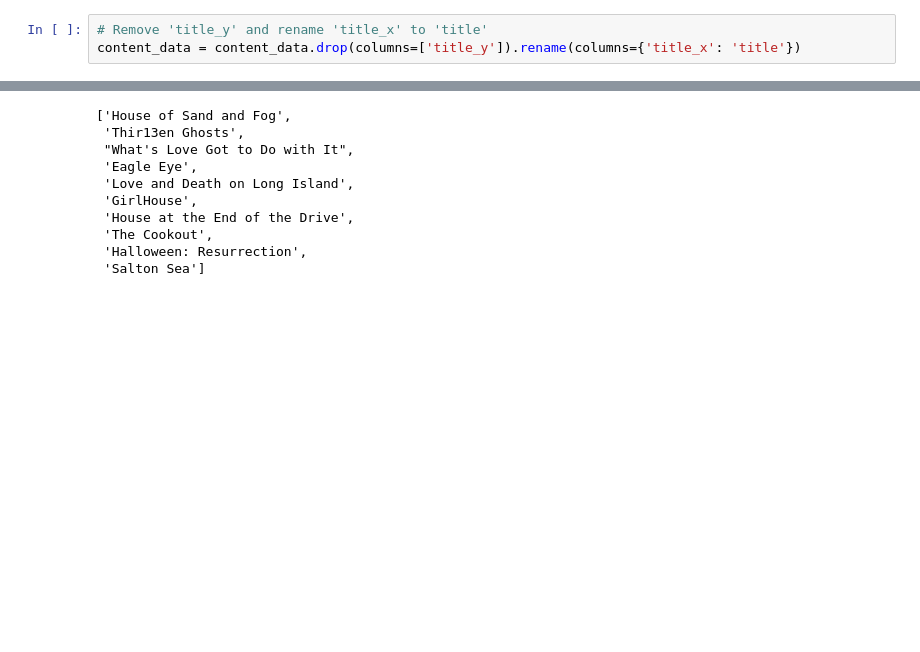
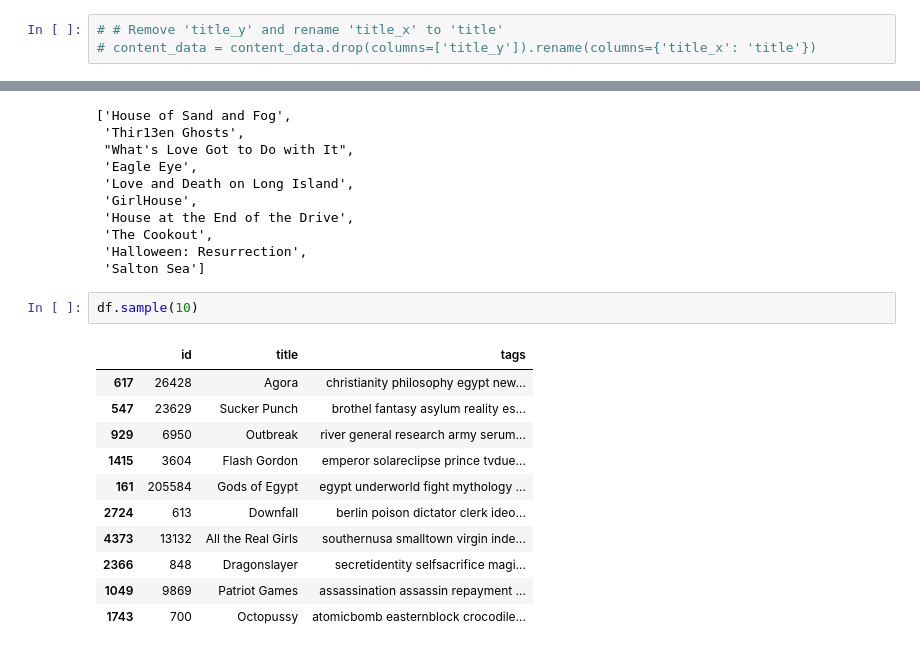
Before and after one commit to RaisunLakra/Movie-Recommendation, a Jupyter notebook: Notebook/content_filtering.ipynb, the cells around one changed output, grey strips where cells are left out. Drawn from its saved outputs; the diff is of its cells as text; blank space fills up the shorter version.

```diff
--- a/Notebook/content_filtering.ipynb
+++ b/Notebook/content_filtering.ipynb
@@ -283,3 +347,3 @@ np.int64(0)
 # %%
-# Remove 'title_y' and rename 'title_x' to 'title'
-content_data = content_data.drop(columns=['title_y']).rename(columns={'title_x': 'title'})
+# # Remove 'title_y' and rename 'title_x' to 'title'
+# content_data = content_data.drop(columns=['title_y']).rename(columns={'title_x': 'title'})
@@ -597,3 +659,17 @@ recommend_movie_list('Disturbia')
  'The Cookout',
  'Halloween: Resurrection',
  'Salton Sea']
+# %%
+df.sample(10)
+# %% [output]
+|  | id | title | tags |
+| 617 | 26428 | Agora | christianity philosophy egypt new... |
+| 547 | 23629 | Sucker Punch | brothel fantasy asylum reality es... |
+| 929 | 6950 | Outbreak | river general research army serum... |
+| 1415 | 3604 | Flash Gordon | emperor solareclipse prince tvdue... |
+| 161 | 205584 | Gods of Egypt | egypt underworld fight mythology ... |
+| 2724 | 613 | Downfall | berlin poison dictator clerk ideo... |
+| 4373 | 13132 | All the Real Girls | southernusa smalltown virgin inde... |
+| 2366 | 848 | Dragonslayer | secretidentity selfsacrifice magi... |
+| 1049 | 9869 | Patriot Games | assassination assassin repayment ... |
+| 1743 | 700 | Octopussy | atomicbomb easternblock crocodile... |
```
Also changed, not shown: parts of 31 cells of this notebook, 8 other files.
